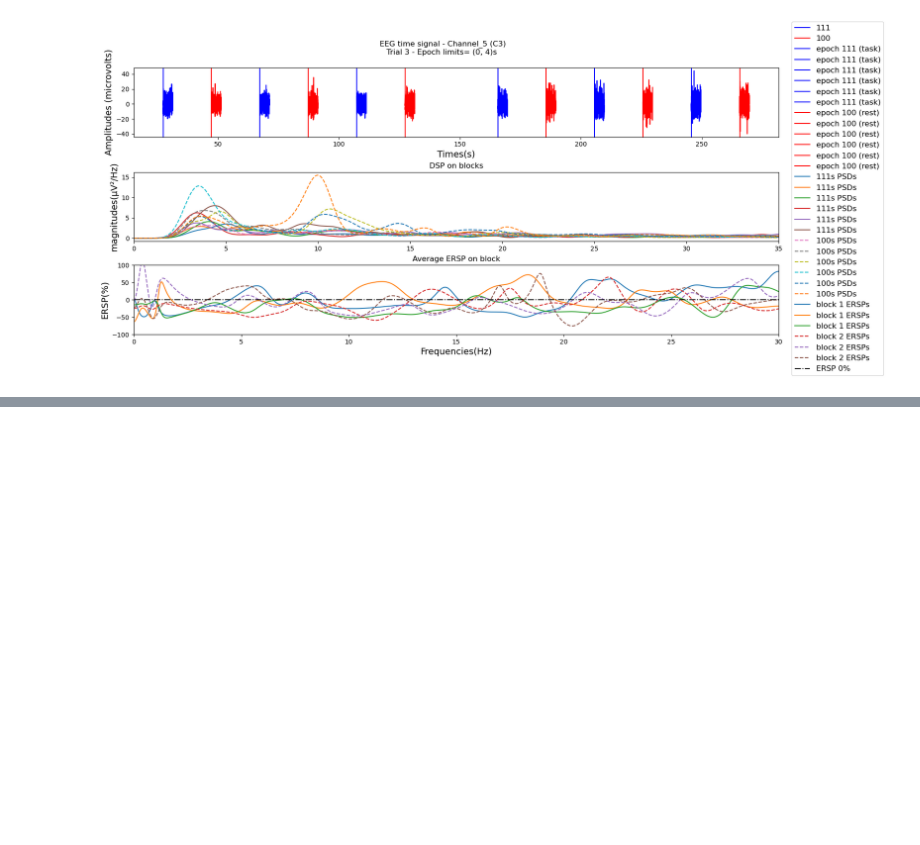
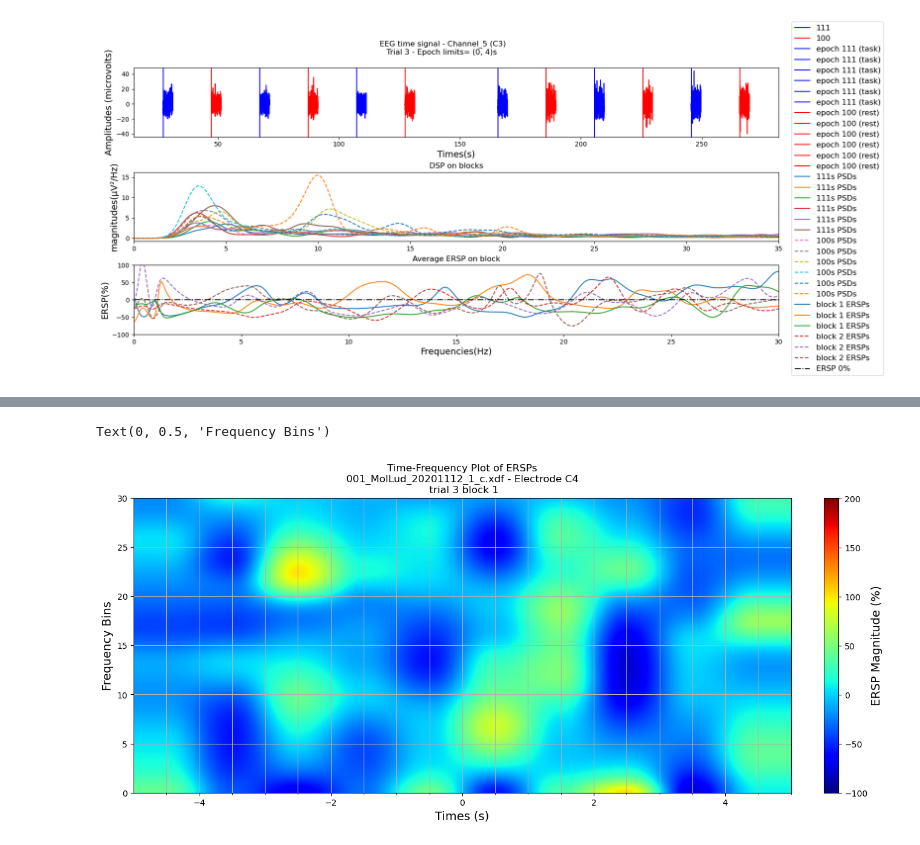
Before and after one commit to iwissemben/Stage_Signal_Physio, a Jupyter notebook: SRC/EEG_pipeline.ipynb, the cells around one changed output, grey strips where cells are left out. Drawn from its saved outputs; the diff is of its cells as text; code cells hidden in the pictures; blank space fills up the shorter version.

```diff
--- a/SRC/EEG_pipeline.ipynb
+++ b/SRC/EEG_pipeline.ipynb
@@ -432,0 +658,25 @@ figure.legend(bbox_to_anchor = (1.15, 0.5), loc='center right')
+# %%
+from matplotlib.ticker import AutoMinorLocator
+
+# Create the time-frequency plot
+plt.figure(figsize=(13, 6))
+
+# Use extent to specify the data limits for the axes
+"""plt.imshow(eren,extent=(-6,6,freqswiss[0],freqswiss[-1]),
+           aspect='auto', cmap='viridis', origin='lower')"""
+plt.imshow(eren,extent=(epoch_param[0],epoch_param[1],freqswiss[0],freqswiss[-1]),vmin=np.min(eren),vmax=np.max(eren),
+           aspect='auto', cmap='jet', origin='lower')
+plt.ylim(0,30)
+plt.xlim(epoch_param[0],epoch_param[1])
+
+ax = plt.gca()
+ax.xaxis.set_minor_locator(AutoMinorLocator())
+
+plt.grid(visible=True,which="both",axis="both")
+plt.colorbar(label='ERSP Magnitude (%)')
+plt.title(f'Time-Frequency Plot of ERSPs\n {xdf_input_filename} - Electrode C4 \n trial 3 block 1')
+plt.xlabel('Times (s)')
+plt.ylabel('Frequency Bins')
+# %% [output]
+Text(0, 0.5, 'Frequency Bins')
+[figure, added]
```
Also changed, not shown: parts of 15 cells of this notebook, 2 other files.
